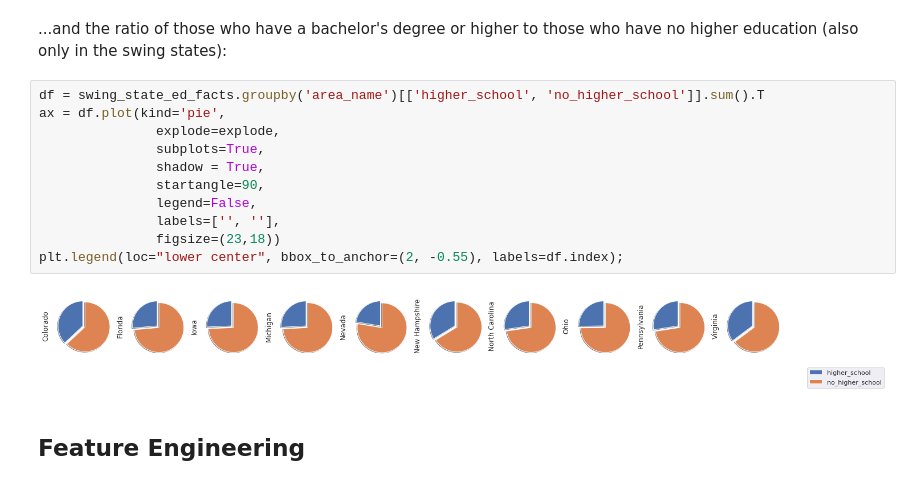
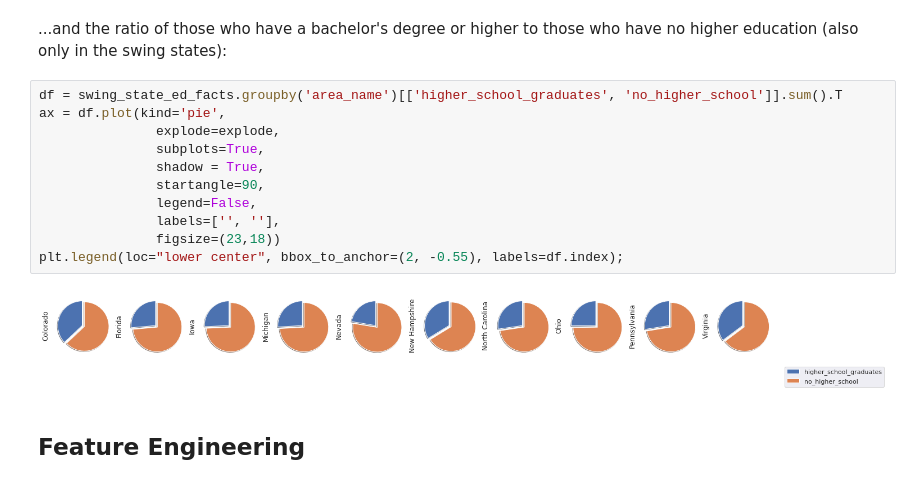
Before and after one commit to virbickt/aers, a Jupyter notebook: Untitled8.ipynb, the cells around one changed output. Cells and saved outputs as stored; diff of their text form.

```diff
--- a/Untitled8.ipynb
+++ b/Untitled8.ipynb
@@ -294,18 +294,18 @@ plt.legend(loc="lower center", bbox_to_anchor=(2, -0.55), labels=df.index);
 # %% [markdown]
 ...and the ratio of those who have a bachelor's degree or higher to those who have no higher education (also only in the swing states):
 # %%
-df = swing_state_ed_facts.groupby('area_name')[['higher_school', 'no_higher_school']].sum().T
+df = swing_state_ed_facts.groupby('area_name')[['higher_school_graduates', 'no_higher_school']].sum().T
 ax = df.plot(kind='pie',
                explode=explode,
                subplots=True,
                shadow = True,
                startangle=90,
                legend=False,
                labels=['', ''],
                figsize=(23,18))
 plt.legend(loc="lower center", bbox_to_anchor=(2, -0.55), labels=df.index);
 # %% [output]
-[figure, old version]
+[figure, new version]
 # %% [markdown]
 ## Feature Engineering
 # %% [markdown]
```
Also changed, not shown: parts of 17 cells of this notebook.
